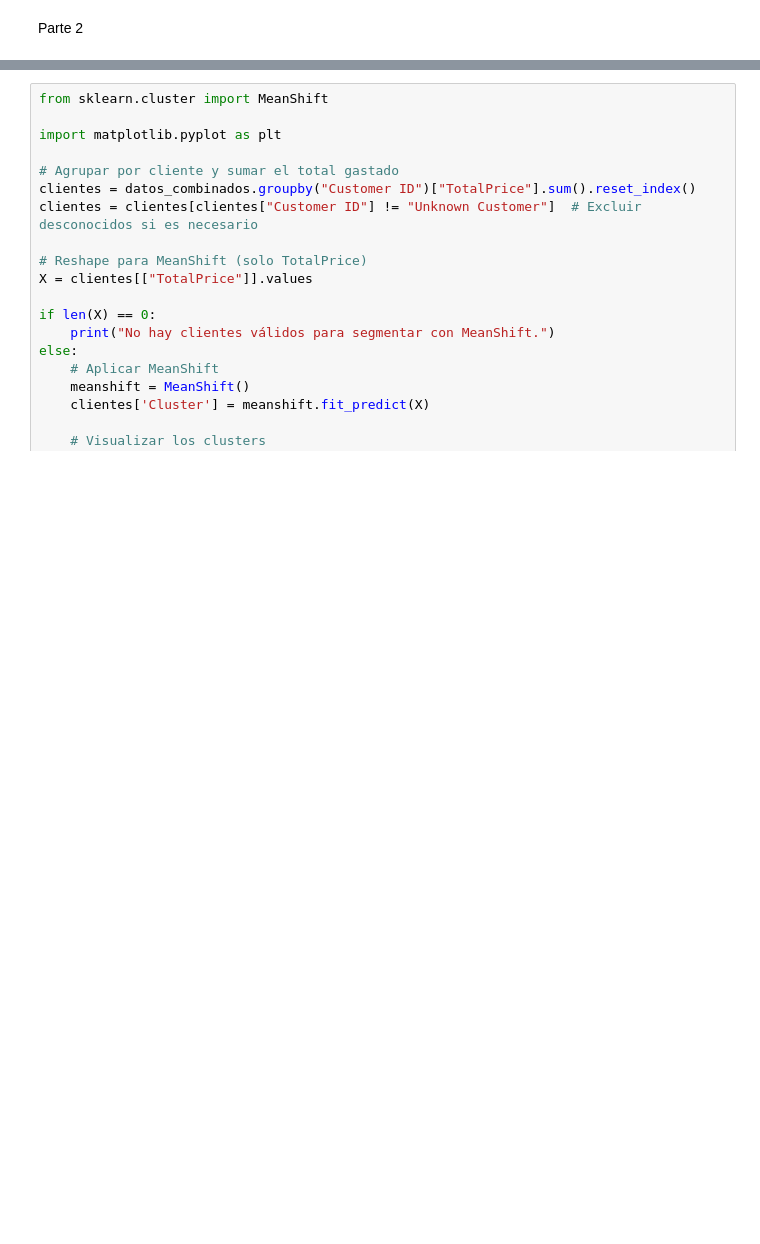
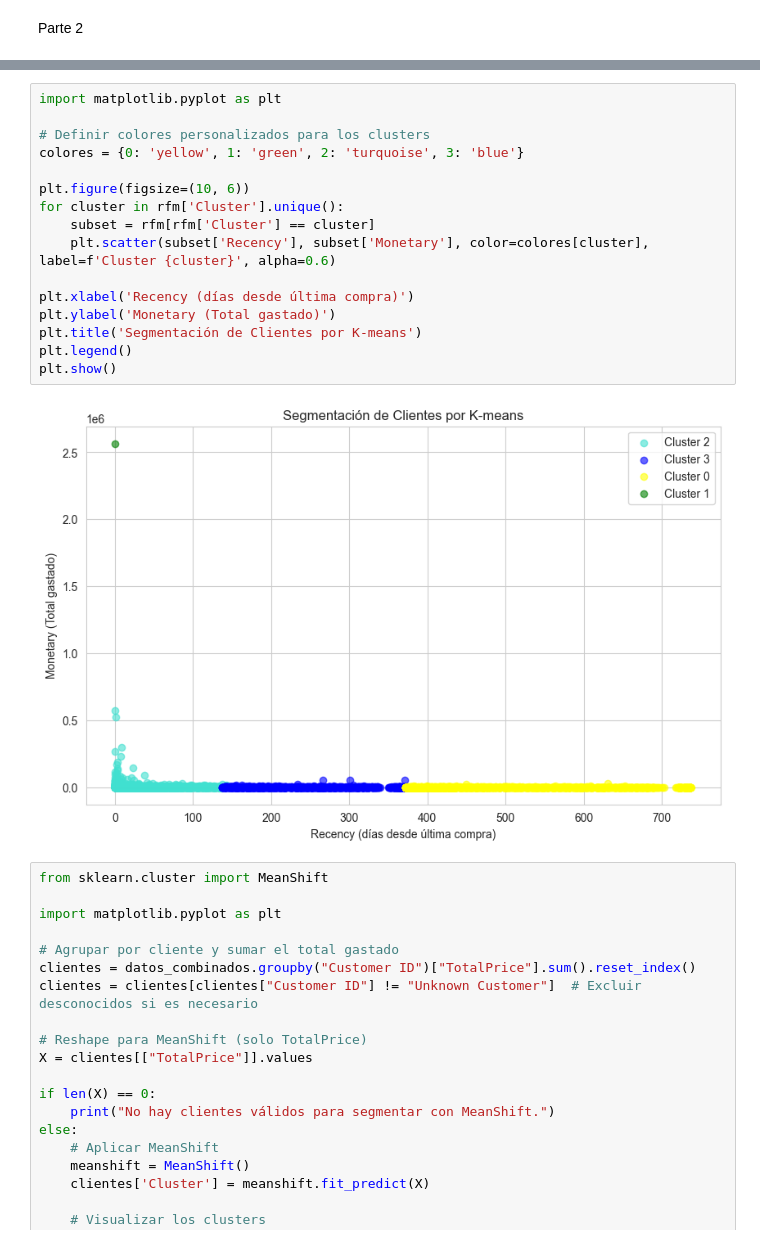
Before and after one commit to Dome100215/Fundamentos, a Jupyter notebook: Taller_2.ipynb, the cells around one changed output, grey strips where cells are left out. Drawn from its saved outputs; the diff is of its cells as text; blank space fills up the shorter version.

```diff
--- a/Taller_2.ipynb
+++ b/Taller_2.ipynb
@@ -761,3 +760,21 @@ Cluster
+# %%
+import matplotlib.pyplot as plt
+
+# Definir colores personalizados para los clusters
+colores = {0: 'yellow', 1: 'green', 2: 'turquoise', 3: 'blue'}
+
+plt.figure(figsize=(10, 6))
+for cluster in rfm['Cluster'].unique():
+    subset = rfm[rfm['Cluster'] == cluster]
+    plt.scatter(subset['Recency'], subset['Monetary'], color=colores[cluster], label=f'Cluster {cluster}', alpha=0.6)
+
+plt.xlabel('Recency (días desde última compra)')
+plt.ylabel('Monetary (Total gastado)')
+plt.title('Segmentación de Clientes por K-means')
+plt.legend()
+plt.show()
+# %% [output]
+[figure, added]
 # %%
 from sklearn.cluster import MeanShift
 
```
Also changed, not shown: parts of 3 cells of this notebook.
